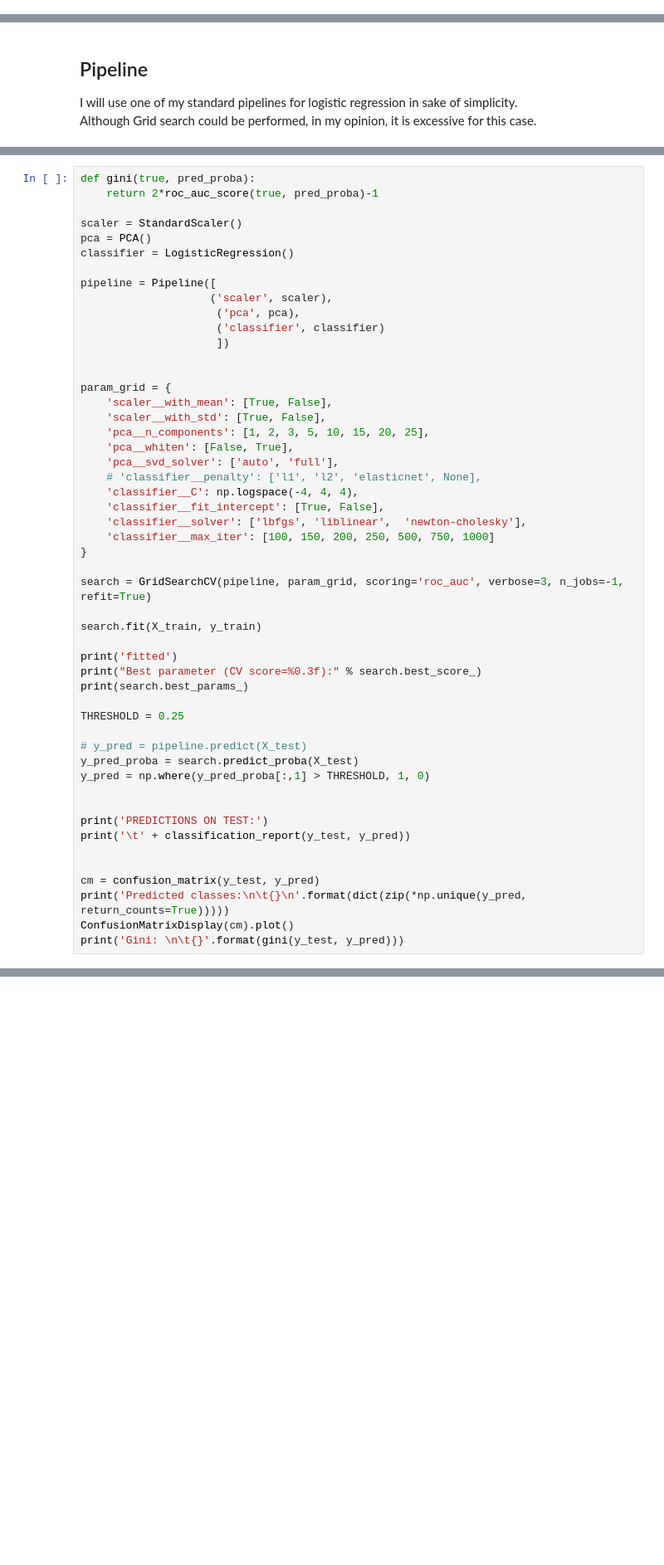
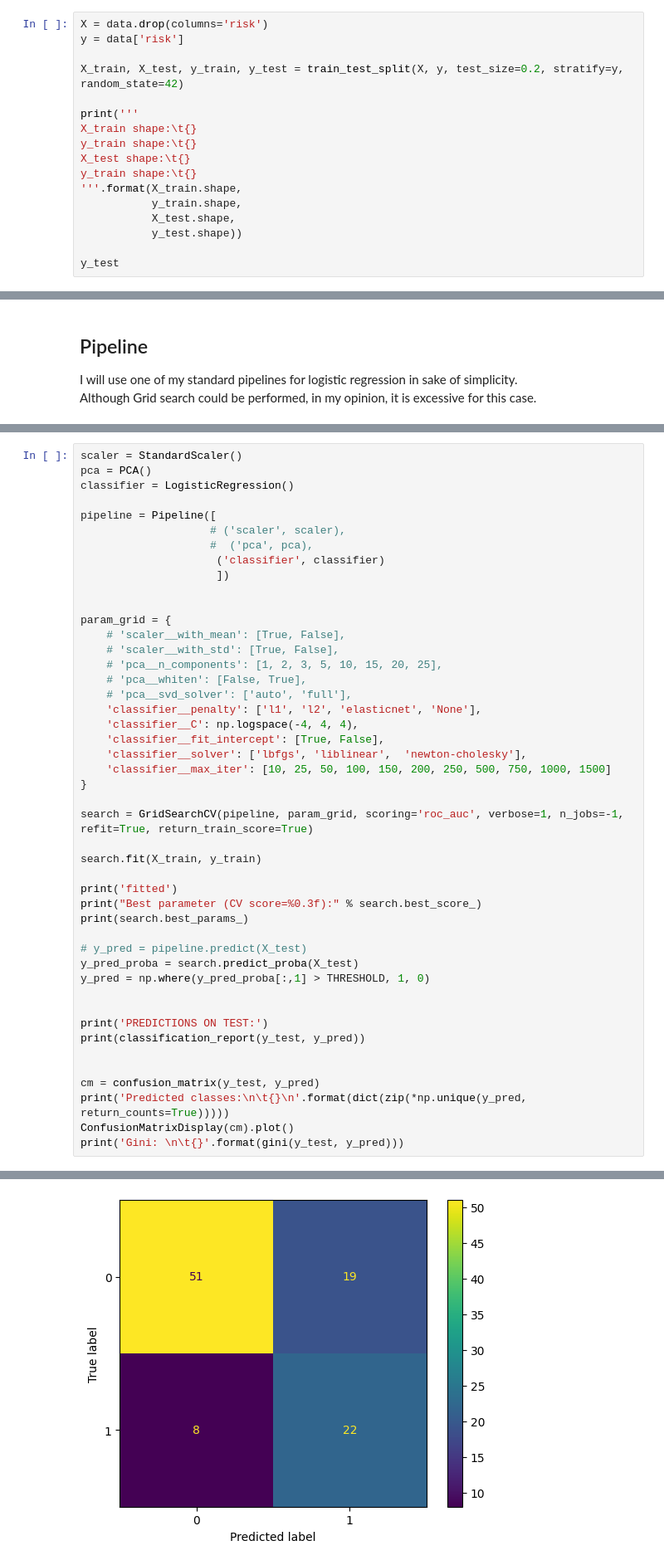
Before and after one commit to fpkh/hse_coursework_logreg, a Jupyter notebook: notebook.ipynb, the cells around one changed output, grey strips where cells are left out. Shown at 83% size. Cells and saved outputs as stored; diff of their text form; blank space fills up the shorter version.

```diff
--- a/notebook.ipynb
+++ b/notebook.ipynb
@@ -384,0 +387,17 @@ Name: risk, dtype: float64
+# %%
+X = data.drop(columns='risk')
+y = data['risk']
+
+X_train, X_test, y_train, y_test = train_test_split(X, y, test_size=0.2, stratify=y, random_state=42)
+
+print('''
+X_train shape:\t{}
+y_train shape:\t{}
+X_test shape:\t{}
+y_train shape:\t{}
+'''.format(X_train.shape,
+           y_train.shape,
+           X_test.shape,
+           y_test.shape))
+
+y_test
@@ -423,32 +478,29 @@ Name: risk, Length: 100, dtype: int64
 # %%
-def gini(true, pred_proba):
-    return 2*roc_auc_score(true, pred_proba)-1
-
 scaler = StandardScaler()
 pca = PCA()
 classifier = LogisticRegression()
 
 pipeline = Pipeline([
-                    ('scaler', scaler),
-                     ('pca', pca),
+                    # ('scaler', scaler),
+                    #  ('pca', pca),
                      ('classifier', classifier)
                      ])
 
 
 param_grid = {
-    'scaler__with_mean': [True, False],
-    'scaler__with_std': [True, False],
-    'pca__n_components': [1, 2, 3, 5, 10, 15, 20, 25],
-    'pca__whiten': [False, True],
-    'pca__svd_solver': ['auto', 'full'],
-    # 'classifier__penalty': ['l1', 'l2', 'elasticnet', None],
+    # 'scaler__with_mean': [True, False],
+    # 'scaler__with_std': [True, False],
+    # 'pca__n_components': [1, 2, 3, 5, 10, 15, 20, 25],
+    # 'pca__whiten': [False, True],
+    # 'pca__svd_solver': ['auto', 'full'],
+    'classifier__penalty': ['l1', 'l2', 'elasticnet', 'None'],
     'classifier__C': np.logspace(-4, 4, 4),
     'classifier__fit_intercept': [True, False],
     'classifier__solver': ['lbfgs', 'liblinear',  'newton-cholesky'],
-    'classifier__max_iter': [100, 150, 200, 250, 500, 750, 1000]
+    'classifier__max_iter': [10, 25, 50, 100, 150, 200, 250, 500, 750, 1000, 1500]
 }
 
-search = GridSearchCV(pipeline, param_grid, scoring='roc_auc', verbose=3, n_jobs=-1, refit=True)
+search = GridSearchCV(pipeline, param_grid, scoring='roc_auc', verbose=1, n_jobs=-1, refit=True, return_train_score=True)
 
 search.fit(X_train, y_train)
 
@@ -456,15 +508,13 @@ print('fitted')
 print("Best parameter (CV score=%0.3f):" % search.best_score_)
 print(search.best_params_)
 
-THRESHOLD = 0.25
-
 # y_pred = pipeline.predict(X_test)
 y_pred_proba = search.predict_proba(X_test)
 y_pred = np.where(y_pred_proba[:,1] > THRESHOLD, 1, 0)
 
 
 print('PREDICTIONS ON TEST:')
-print('\t' + classification_report(y_test, y_pred))
+print(classification_report(y_test, y_pred))
 
 
 cm = confusion_matrix(y_test, y_pred)
@@ -475,0 +578 @@ Fitting 5 folds for each of 21504 candidates, totalling 107520 fits
+[figure, added]
```
Also changed, not shown: parts of 31 cells of this notebook, 4 other files.
